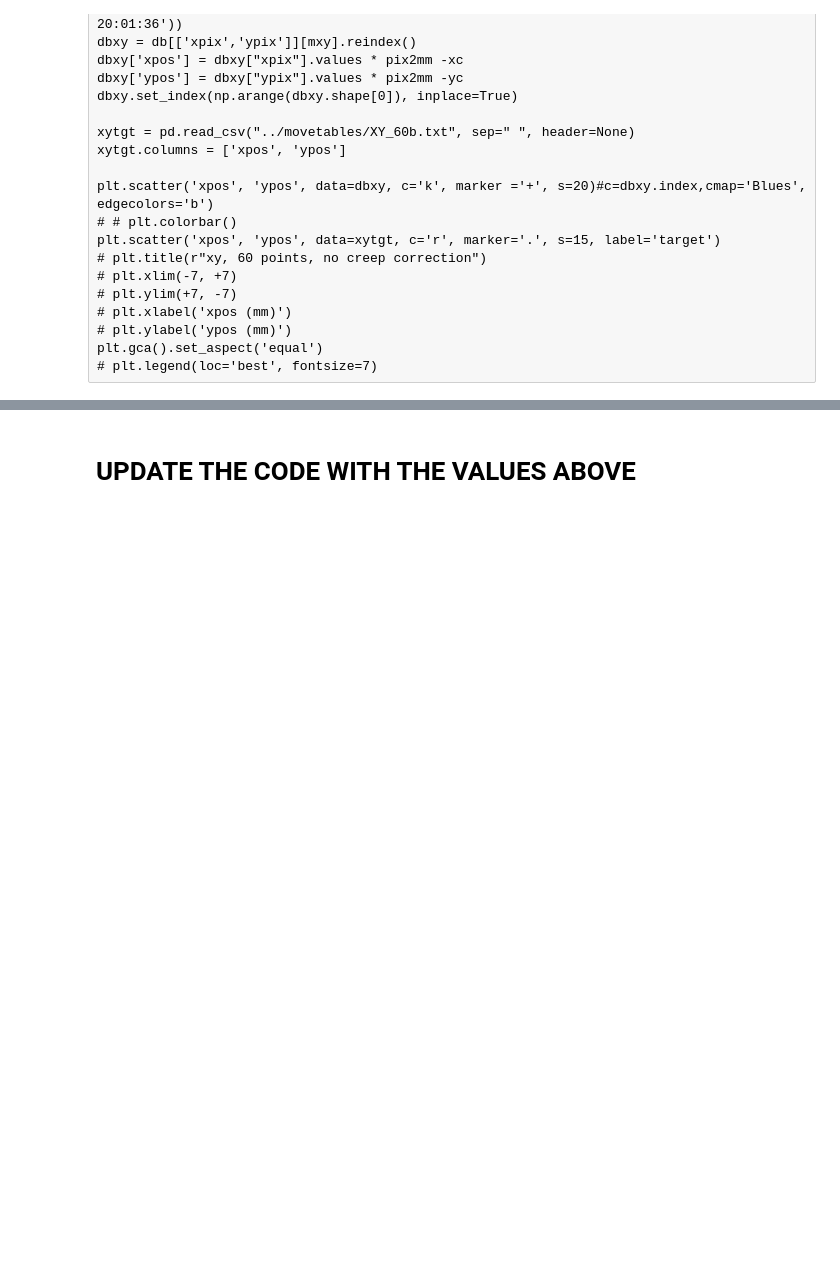
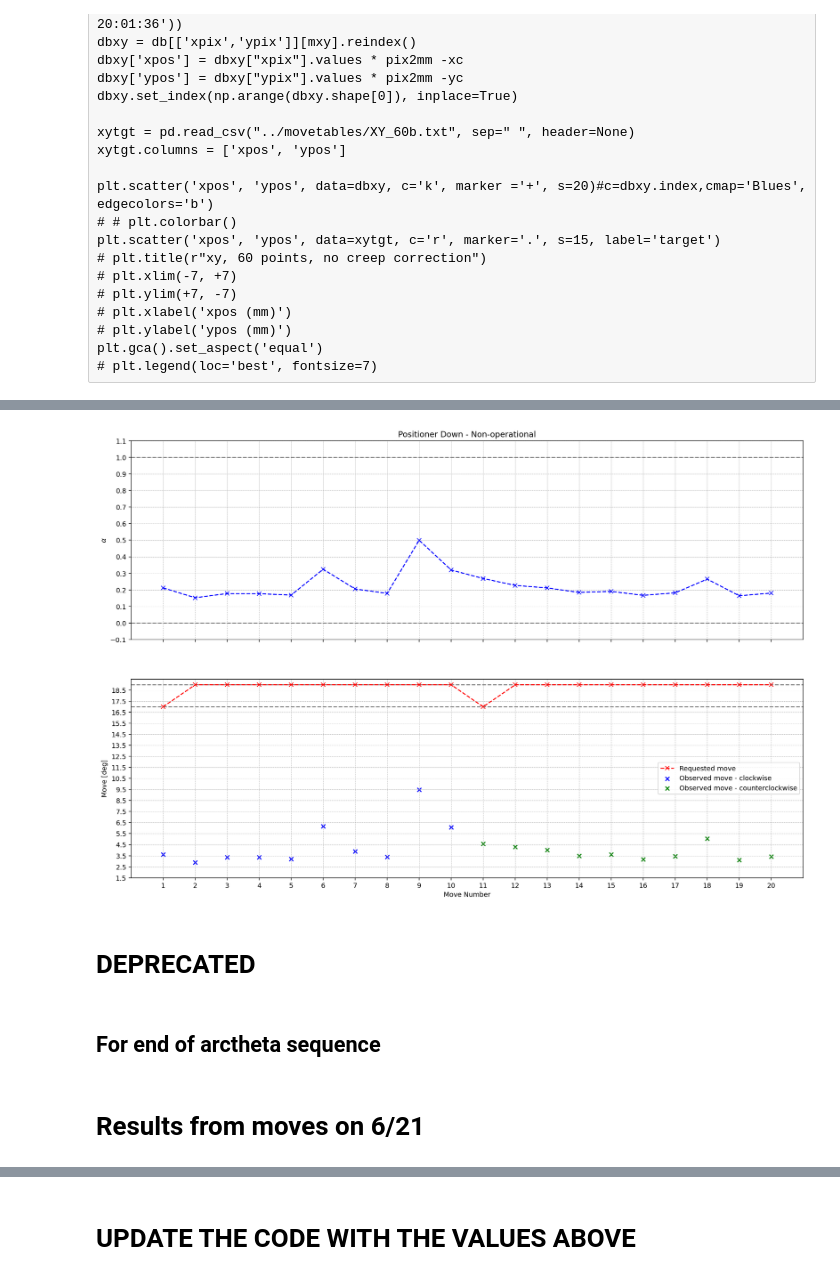
Before and after one commit to SSantosLab/DESI-QA, a Jupyter notebook: calib/Report-sean.ipynb, the cells around one changed output, grey strips where cells are left out. Drawn from its saved outputs; the diff is of its cells as text; code cells hidden in the pictures; blank space fills up the shorter version.

```diff
--- a/calib/Report-sean.ipynb
+++ b/calib/Report-sean.ipynb
@@ -876,0 +792,38 @@ print(np.median(alpha_arr))
+# %%
+fig,axs = plt.subplots(2,1,figsize=[18,12],sharex=True)
+
+axs[0].set_ylim(-0.1,1.1)
+axs[0].grid(linestyle='--',linewidth=0.5)
+axs[0].hlines(0,-1,len(alpha_arr)+1,linestyle='--',colors='grey')
+axs[0].hlines(1,-1,len(alpha_arr)+1,linestyle='--',colors='grey')
+axs[0].set_xlim(0,len(alpha_arr)+1)
+axs[0].set_ylabel(r"$\alpha$")
+axs[0].plot(np.linspace(1,len(alpha_arr),num=len(alpha_arr)), alpha_arr,marker='x',linestyle='dashed',color='blue')
+axs[0].set_xticks(np.arange(1,len(req_arr)+1,step=1))
+axs[0].set_yticks(np.arange(-0.1,1.1,step=.1))
+axs[0].set_title(label)
+
+axs[1].grid(linestyle='--',linewidth=0.5)
+axs[1].hlines(15+1*ramp,-1,len(req_arr)+1,linestyle='--',colors='grey')
+axs[1].hlines(15+2*ramp,-1,len(req_arr)+1,linestyle='--',colors='grey')
+axs[1].set_xlim(0,len(req_arr)+1)
+axs[1].set_xlabel("Move Number")
+axs[1].set_ylabel(r"Move $[\deg]$")
+axs[1].scatter(np.linspace(1,len(obs_arr)/2,num=int(len(obs_arr)/2)), obs_arr[:10],label="Observed move - clockwise",marker='x',color='blue')
+axs[1].scatter(np.linspace(11,len(obs_arr),num=int(len(obs_arr)/2)), obs_arr[10:],label="Observed move - counterclockwise",marker='x',color='green')
+axs[1].plot(np.linspace(1,len(req_arr),num=len(req_arr)), req_arr,label="Requested move",marker='x',linestyle='dashed',color='red')
+axs[1].legend()
+axs[1].set_xticks(np.arange(1,len(req_arr)+1,step=1))
+axs[1].set_yticks(np.arange(1.5,19.5,step=1))
+axs[1].set_ylim(1.5,19.5)
+
+
+plt.savefig('/home/msdos/DESI-QA/output/figures/LinPhiTests/PrelimFigs/Arcs_'+str(label)+'.jpg',dpi=180)
+
+plt.show()
+# %% [output]
+[figure, added]
+# %% [markdown]
+# DEPRECATED
+# %% [markdown]
+## For end of arctheta sequence
@@ -876,0 +837,2 @@ print(np.median(alpha_arr))
+# %% [markdown]
+# Results from moves on 6/21
```
Also changed, not shown: parts of 32 cells of this notebook, 11 other files.
